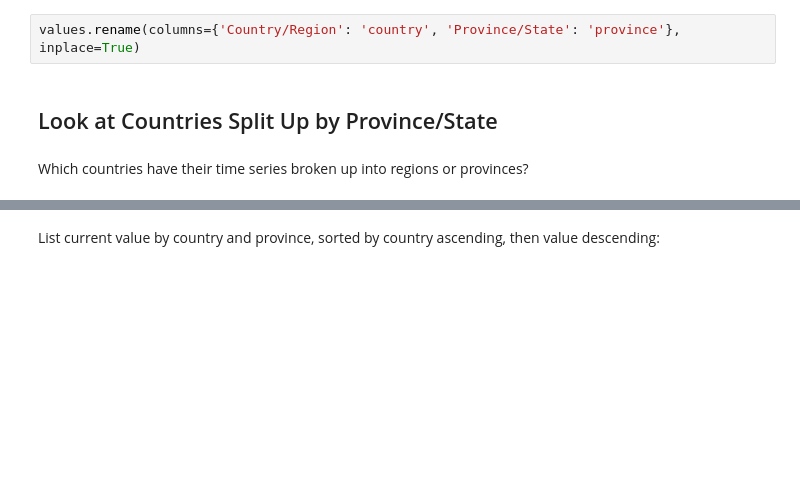
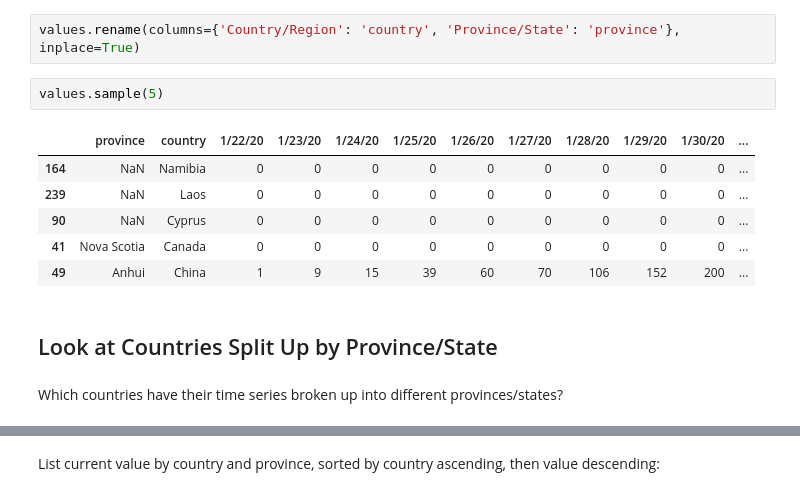
Before and after one commit to jgcorliss/covid-19, a Jupyter notebook: src/covid-19.ipynb, the cells around one changed output, grey strips where cells are left out. Saved outputs shown, nothing was run; the diff lists cells and outputs as text; blank space fills up the shorter version.

```diff
--- a/src/covid-19.ipynb
+++ b/src/covid-19.ipynb
@@ -100,10 +105,19 @@ assert (~values.isnull().any()[1:]).all(), 'Unexpected missing data!'
 values.drop(columns={'Lat', 'Long'}, inplace=True)
 # %%
 values.rename(columns={'Country/Region': 'country', 'Province/State': 'province'}, inplace=True)
+# %%
+values.sample(5)
+# %% [output]
+|  | province | country | 1/22/20 | 1/23/20 | 1/24/20 | 1/25/20 | 1/26/20 | 1/27/20 | 1/28/20 | 1/29/20 | 1/30/20 | ... |
+| 164 | NaN | Namibia | 0 | 0 | 0 | 0 | 0 | 0 | 0 | 0 | 0 | ... |
+| 239 | NaN | Laos | 0 | 0 | 0 | 0 | 0 | 0 | 0 | 0 | 0 | ... |
+| 90 | NaN | Cyprus | 0 | 0 | 0 | 0 | 0 | 0 | 0 | 0 | 0 | ... |
+| 41 | Nova Scotia | Canada | 0 | 0 | 0 | 0 | 0 | 0 | 0 | 0 | 0 | ... |
+| 49 | Anhui | China | 1 | 9 | 15 | 39 | 60 | 70 | 106 | 152 | 200 | ... |
 # %% [markdown]
 ## Look at Countries Split Up by Province/State
 # %% [markdown]
-Which countries have their time series broken up into regions or provinces?
+Which countries have their time series broken up into different provinces/states?
 # %%
 country_counts = values['country'].value_counts()
 print(country_counts[country_counts > 1])
```
Also changed, not shown: parts of 46 cells of this notebook.
